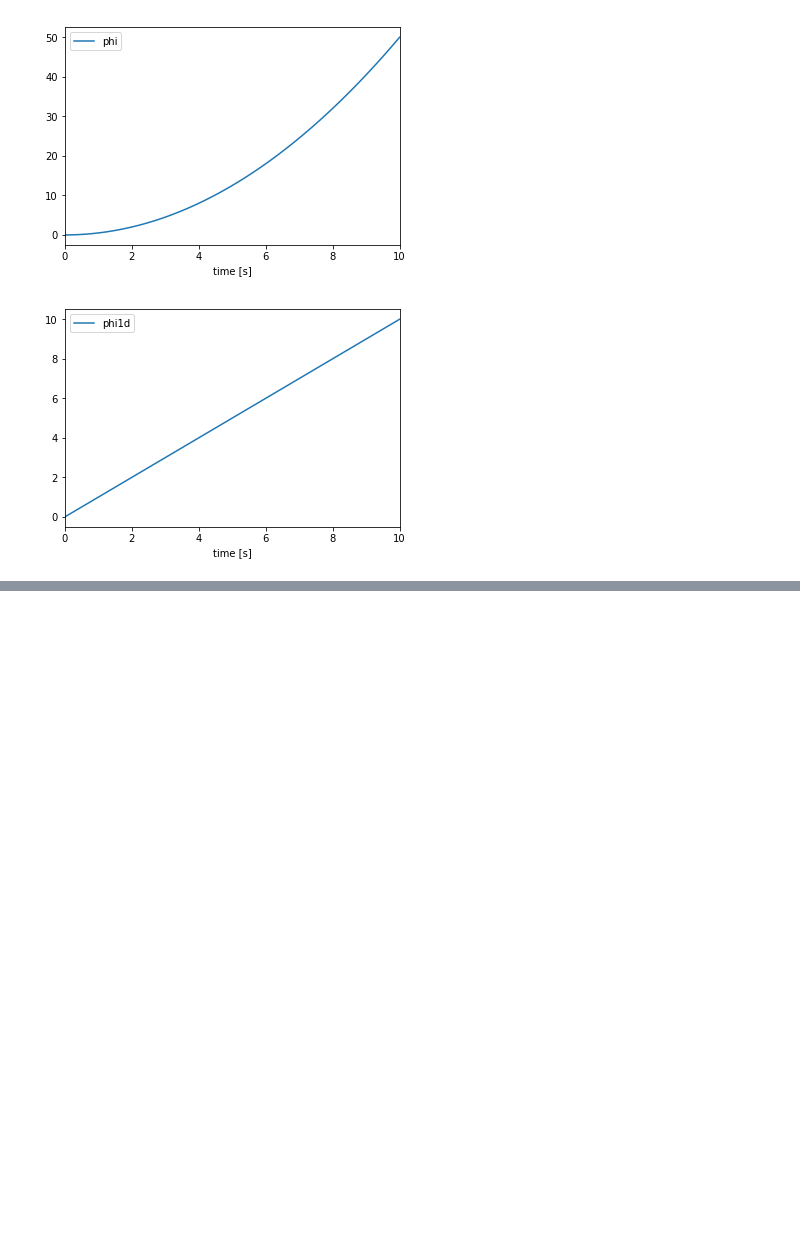
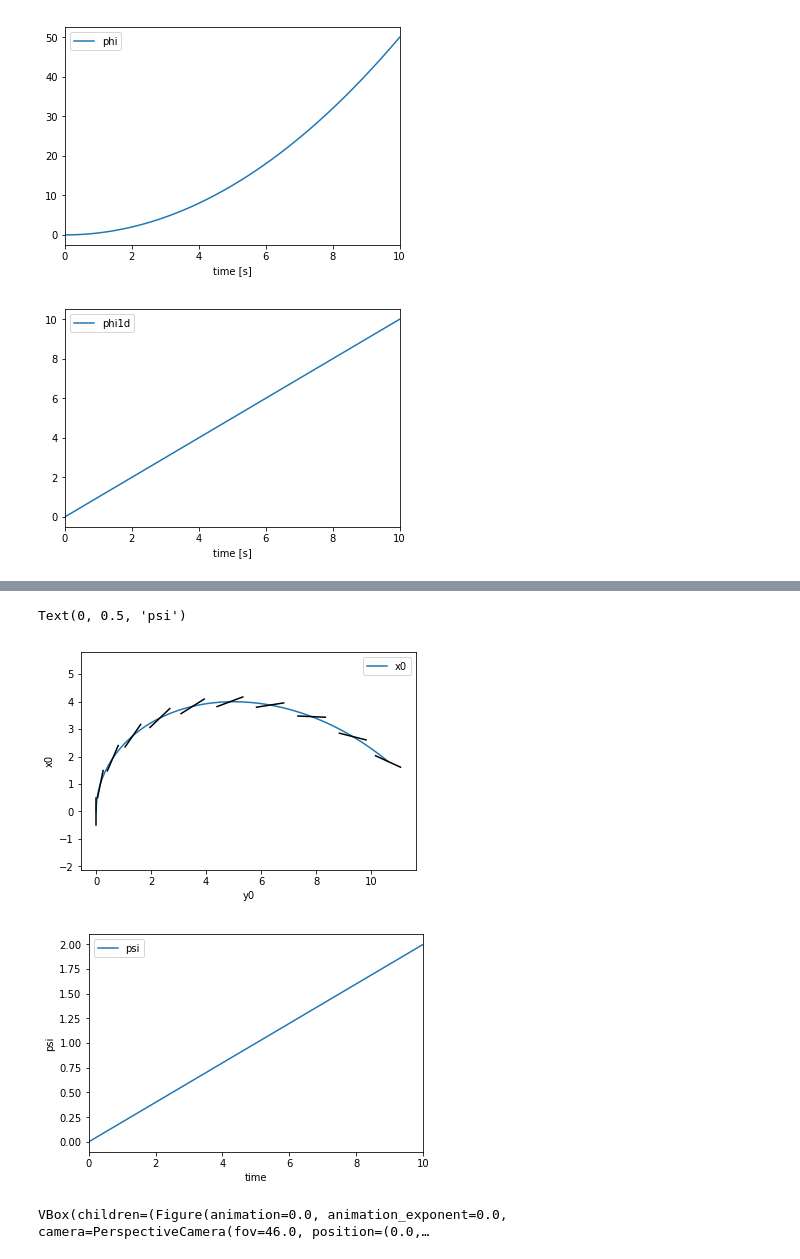
Before and after one commit to martinlarsalbert/motion-to-acceleration, a Jupyter notebook: rigid_body_6DOF.ipynb, the cells around one changed output, grey strips where cells are left out. Drawn from its saved outputs; the diff is of its cells as text; code cells hidden in the pictures; blank space fills up the shorter version.

```diff
--- a/rigid_body_6DOF.ipynb
+++ b/rigid_body_6DOF.ipynb
@@ -249,2 +238,26 @@ Text(0, 0.5, 'psi')
 [figure]
 [figure]
+# %%
+t = np.linspace(0,10,100)
+
+coordinates_ = [0, 0, 0, 0, 0, 0]
+speeds_ = [1, 0, 0, 0, 0, 1]
+
+start = np.array(coordinates_+speeds_)
+
+df = simulate(t=t, force_torque=[0,0.3,0,0,0,0.00],I_xx=1, I_yy=1, I_zz=1, mass=1,
+              initial_speeds=[1,0,0,0,0,0.2],initial_coordinates=[0, 0, 0, 0, 0, 0.0])
+
+
+fig,ax = plt.subplots()
+track_plot(df,ax)
+
+
+fig,ax = plt.subplots()
+df.plot(y='psi', ax=ax);
+ax.set_xlabel('time')
+ax.set_ylabel('psi')
+# %% [output]
+Text(0, 0.5, 'psi')
+[figure, added]
+[figure, added]
@@ -251,4 +274,7 @@ Text(0, 0.5, 'psi')
 # %%
-#import ipyvolume as ipv
-#ipv.pylab.plot(df['x0'].values,df['y0'].values,df['z0'].values)
-#ipv.pylab.show()
+import ipyvolume as ipv
+ipv.figure(animation=0.,animation_exponent=0,width=800,height=800)
+ipv.pylab.plot(df['x0'].values,df['y0'].values,df['z0'].values)
+ipv.pylab.show()
+# %% [output]
+VBox(children=(Figure(animation=0.0, animation_exponent=0.0, camera=PerspectiveCamera(fov=46.0, position=(0.0,…
```
Also changed, not shown: parts of 3 cells of this notebook, 3 other files.
